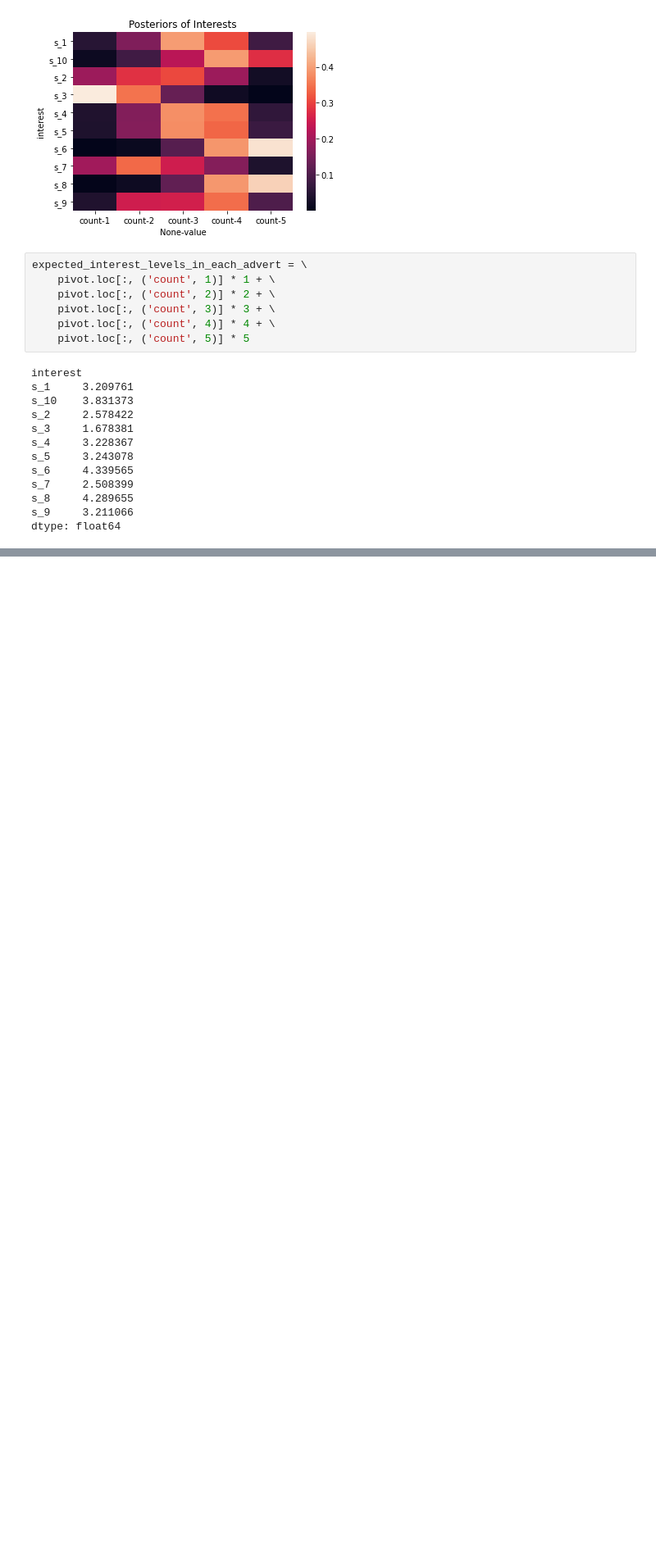
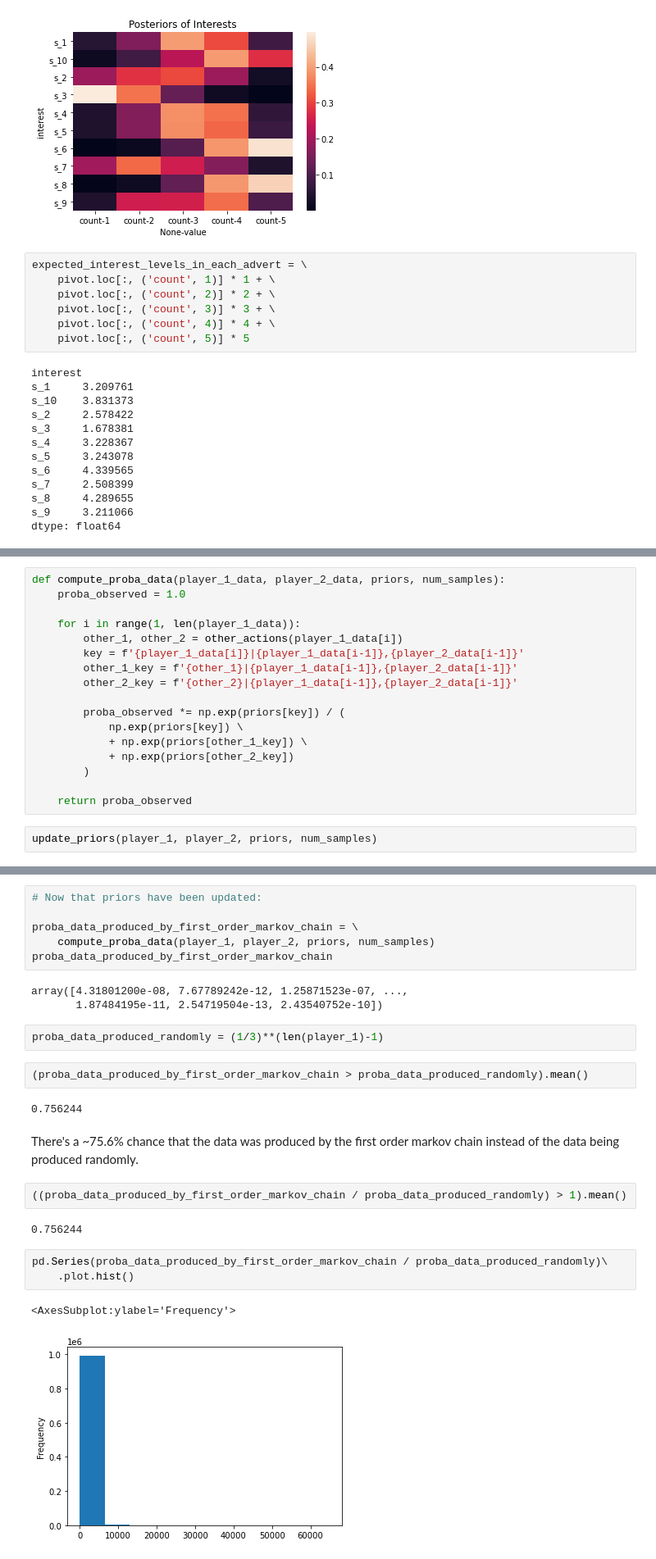
Before and after one commit to Edderic/BRML, a Jupyter notebook: solutions/ch-3.ipynb, the cells around one changed output, grey strips where cells are left out. Shown at 82% size. Cells and saved outputs as stored; diff of their text form; blank space fills up the shorter version.

```diff
--- a/solutions/ch-3.ipynb
+++ b/solutions/ch-3.ipynb
@@ -1124,0 +1232,19 @@ dtype: float64
+# %%
+def compute_proba_data(player_1_data, player_2_data, priors, num_samples):
+    proba_observed = 1.0
+
+    for i in range(1, len(player_1_data)):
+        other_1, other_2 = other_actions(player_1_data[i])
+        key = f'{player_1_data[i]}|{player_1_data[i-1]},{player_2_data[i-1]}'
+        other_1_key = f'{other_1}|{player_1_data[i-1]},{player_2_data[i-1]}'
+        other_2_key = f'{other_2}|{player_1_data[i-1]},{player_2_data[i-1]}'
+
+        proba_observed *= np.exp(priors[key]) / (
+            np.exp(priors[key]) \
+            + np.exp(priors[other_1_key]) \
+            + np.exp(priors[other_2_key])
+        )
+
+    return proba_observed
+# %%
+update_priors(player_1, player_2, priors, num_samples)
@@ -1124,0 +1257,27 @@ dtype: float64
+# %%
+# Now that priors have been updated:
+
+proba_data_produced_by_first_order_markov_chain = \
+    compute_proba_data(player_1, player_2, priors, num_samples)
+proba_data_produced_by_first_order_markov_chain
+# %% [output]
+array([4.31801200e-08, 7.67789242e-12, 1.25871523e-07, ...,
+       1.87484195e-11, 2.54719504e-13, 2.43540752e-10])
+# %%
+proba_data_produced_randomly = (1/3)**(len(player_1)-1)
+# %%
+(proba_data_produced_by_first_order_markov_chain > proba_data_produced_randomly).mean()
+# %% [output]
+0.756244
+# %% [markdown]
+There's a ~75.6% chance that the data was produced by the first order markov chain instead of the data being produced randomly.
+# %%
+((proba_data_produced_by_first_order_markov_chain / proba_data_produced_randomly) > 1).mean()
+# %% [output]
+0.756244
+# %%
+pd.Series(proba_data_produced_by_first_order_markov_chain / proba_data_produced_randomly)\
+    .plot.hist()
+# %% [output]
+<AxesSubplot:ylabel='Frequency'>
+[figure, added]
```
Also changed, not shown: parts of 40 cells of this notebook.
